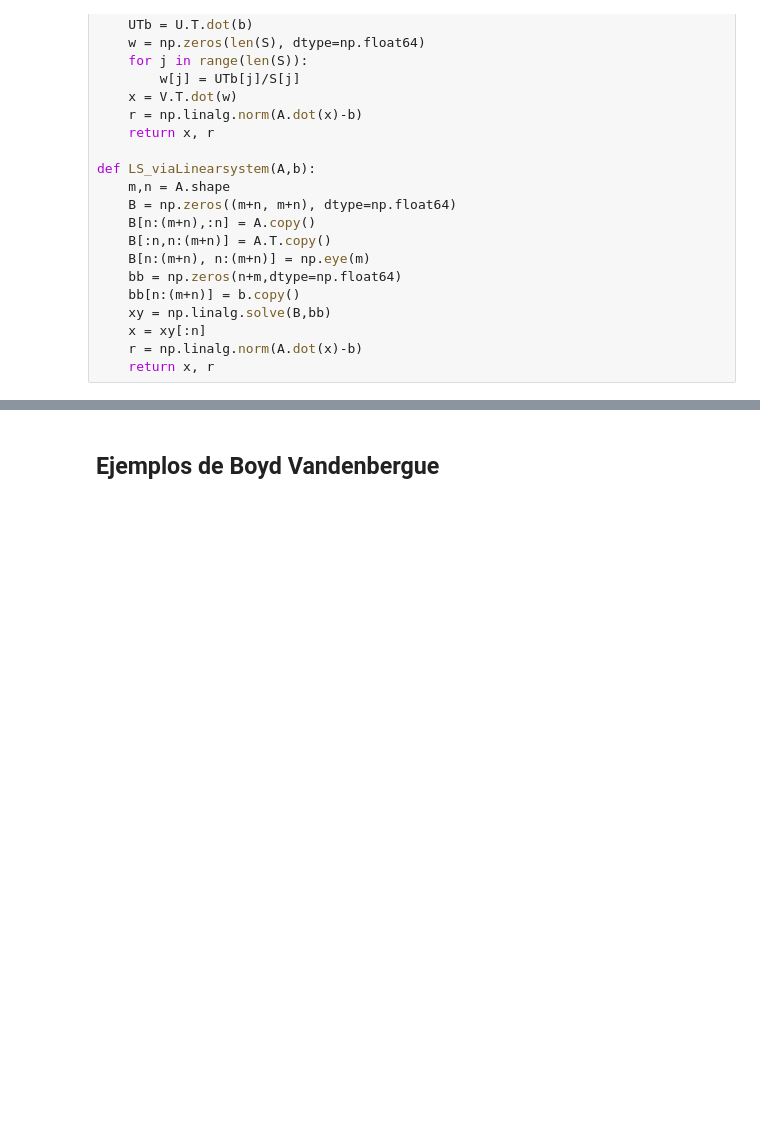
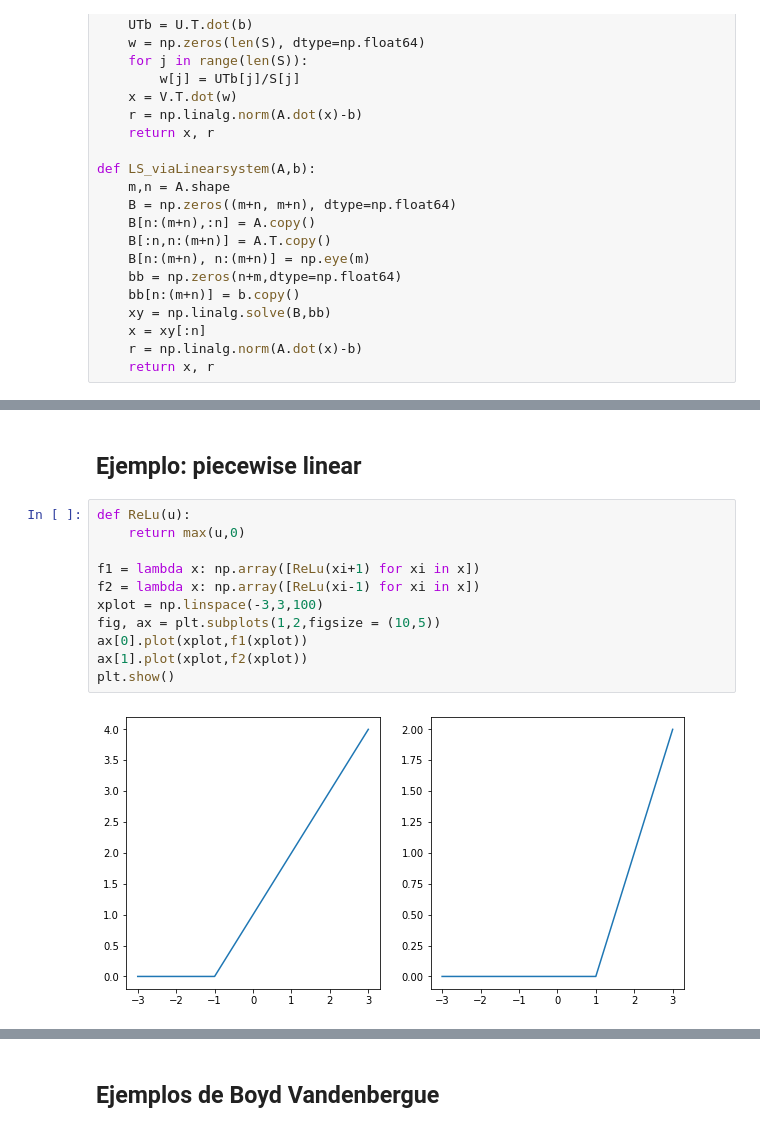
Before and after one commit to ManuelSanchezUribe/IMT3850, a Jupyter notebook: Jupyter notebooks/Algebra Lineal 4.ipynb, the cells around one changed output, grey strips where cells are left out. Saved outputs shown, nothing was run; the diff lists cells and outputs as text; blank space fills up the shorter version.

```diff
--- a/Jupyter notebooks/Algebra Lineal 4.ipynb
+++ b/Jupyter notebooks/Algebra Lineal 4.ipynb
@@ -112,0 +149,15 @@ def LS_viaLinearsystem(A,b):
+# %% [markdown]
+## Ejemplo: piecewise linear
+# %%
+def ReLu(u):
+    return max(u,0)
+
+f1 = lambda x: np.array([ReLu(xi+1) for xi in x])
+f2 = lambda x: np.array([ReLu(xi-1) for xi in x])
+xplot = np.linspace(-3,3,100)
+fig, ax = plt.subplots(1,2,figsize = (10,5))
+ax[0].plot(xplot,f1(xplot))
+ax[1].plot(xplot,f2(xplot))
+plt.show()
+# %% [output]
+[figure, added]
```
Also changed, not shown: parts of 22 cells of this notebook, 3 other files.
